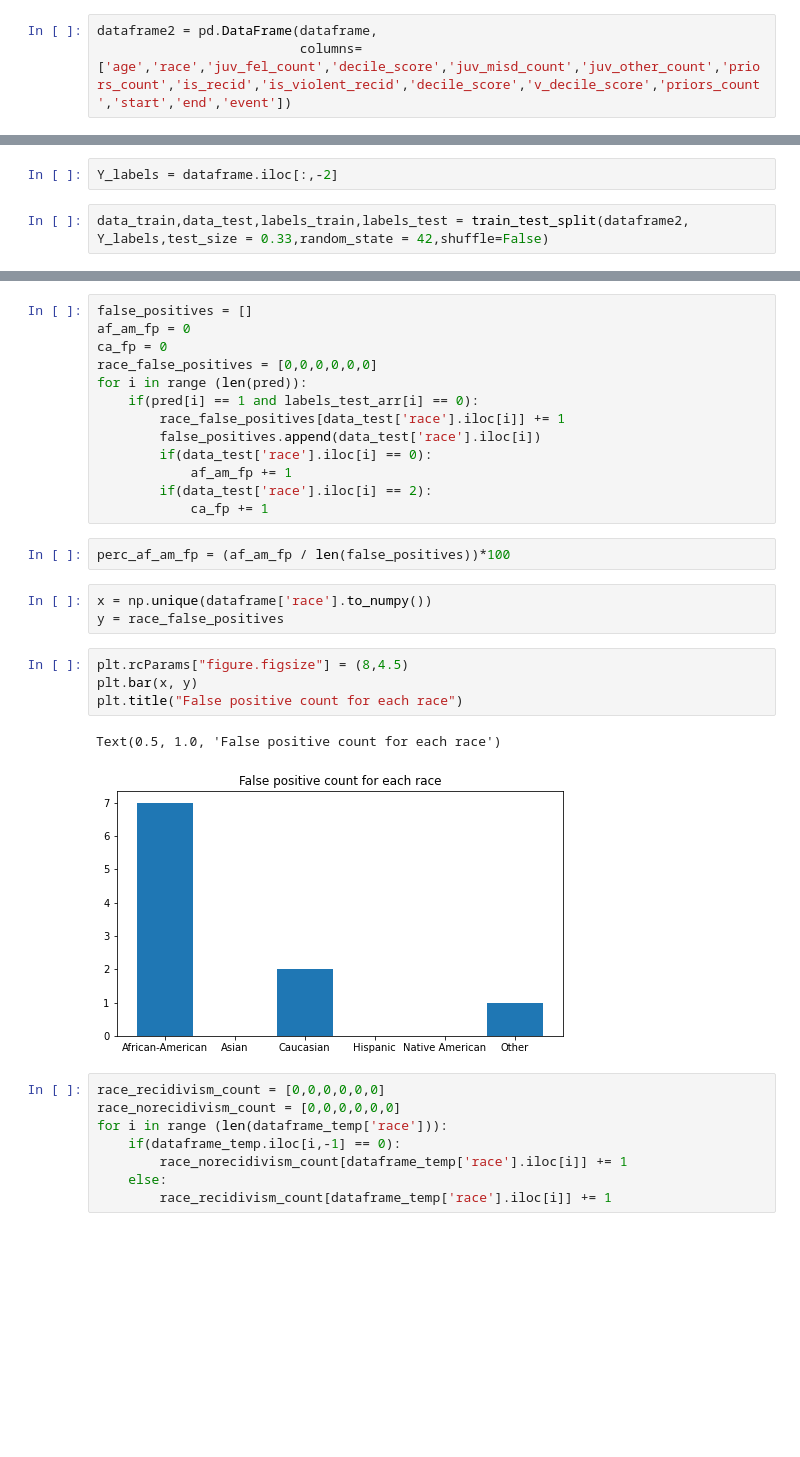
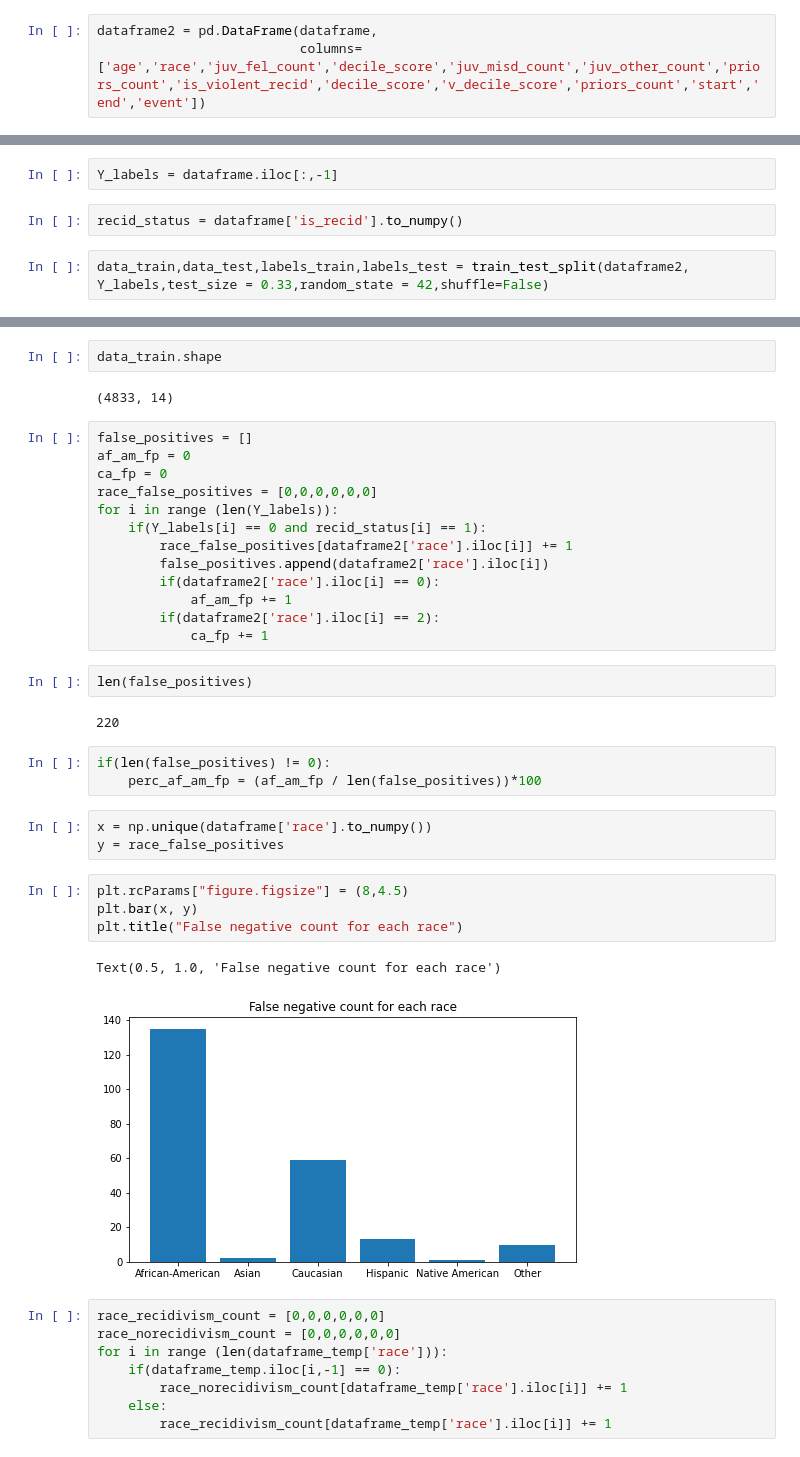
Before and after one commit to HariVigneshG123/COMPAS_bias_analysis, a Jupyter notebook: Project_v1.ipynb, the cells around one changed output, grey strips where cells are left out. Saved outputs shown, nothing was run; the diff lists cells and outputs as text; blank space fills up the shorter version.

```diff
--- a/Project_v1.ipynb
+++ b/Project_v1.ipynb
@@ -14,6 +14,6 @@ dataframe_temp = pd.read_csv("compas-scores-two-years-violent.csv")
 # %%
 dataframe2 = pd.DataFrame(dataframe,
-                          columns=['age','race','juv_fel_count','decile_score','juv_misd_count','juv_other_count','priors_count','is_recid','is_violent_recid','decile_score','v_decile_score','priors_count','start','end','event'])
+                          columns=['age','race','juv_fel_count','decile_score','juv_misd_count','juv_other_count','priors_count','is_violent_recid','decile_score','v_decile_score','priors_count','start','end','event'])
 # %%
 mapping = {'African-American' : 0, 'Asian' : 1, 'Caucasian' : 2, 'Hispanic' : 3,'Native American' : 4, 'Other' : 5}
 dataframe2 = dataframe2.replace({'race' : mapping})
@@ -23,4 +21,6 @@ dataframe2.to_csv("test.csv", index=False,)
 # %%
-Y_labels = dataframe.iloc[:,-2]
+Y_labels = dataframe.iloc[:,-1]
+# %%
+recid_status = dataframe['is_recid'].to_numpy()
 # %%
 data_train,data_test,labels_train,labels_test = train_test_split(dataframe2, Y_labels,test_size = 0.33,random_state = 42,shuffle=False)
@@ -53,28 +27,37 @@ Accuracy:  99.29757343550448
+# %%
+data_train.shape
+# %% [output]
+(4833, 14)
 # %%
 false_positives = []
 af_am_fp = 0
 ca_fp = 0
 race_false_positives = [0,0,0,0,0,0]
-for i in range (len(pred)):
-    if(pred[i] == 1 and labels_test_arr[i] == 0):
-        race_false_positives[data_test['race'].iloc[i]] += 1
-        false_positives.append(data_test['race'].iloc[i])
-        if(data_test['race'].iloc[i] == 0):
+for i in range (len(Y_labels)):
+    if(Y_labels[i] == 0 and recid_status[i] == 1):
+        race_false_positives[dataframe2['race'].iloc[i]] += 1
+        false_positives.append(dataframe2['race'].iloc[i])
+        if(dataframe2['race'].iloc[i] == 0):
             af_am_fp += 1
-        if(data_test['race'].iloc[i] == 2):
+        if(dataframe2['race'].iloc[i] == 2):
             ca_fp += 1
+# %%
+len(false_positives)
+# %% [output]
+220
 # %%
-perc_af_am_fp = (af_am_fp / len(false_positives))*100
+if(len(false_positives) != 0):
+    perc_af_am_fp = (af_am_fp / len(false_positives))*100
 # %%
 x = np.unique(dataframe['race'].to_numpy())
 y = race_false_positives
 # %%
 plt.rcParams["figure.figsize"] = (8,4.5)
 plt.bar(x, y)
-plt.title("False positive count for each race")
+plt.title("False negative count for each race")
 # %% [output]
-Text(0.5, 1.0, 'False positive count for each race')
+Text(0.5, 1.0, 'False negative count for each race')
-[figure, old version]
+[figure, new version]
 # %%
 race_recidivism_count = [0,0,0,0,0,0]
 race_norecidivism_count = [0,0,0,0,0,0]
```
Also changed, not shown: parts of 19 cells of this notebook, 1 other file.
